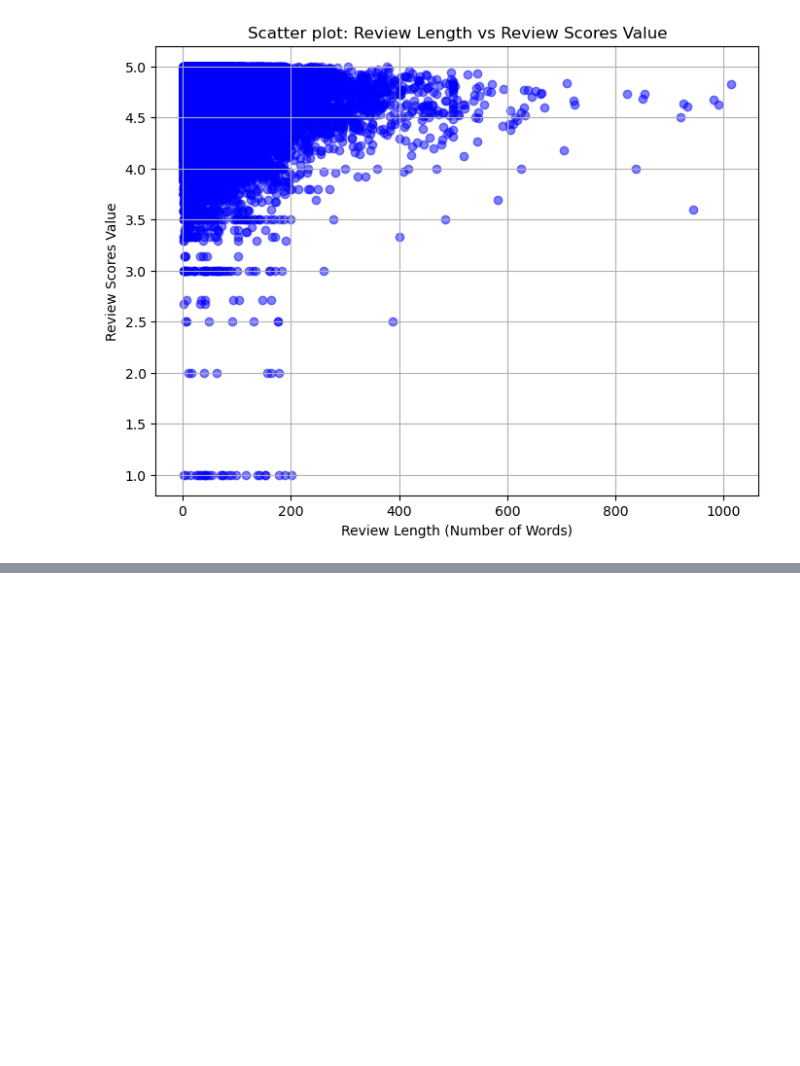
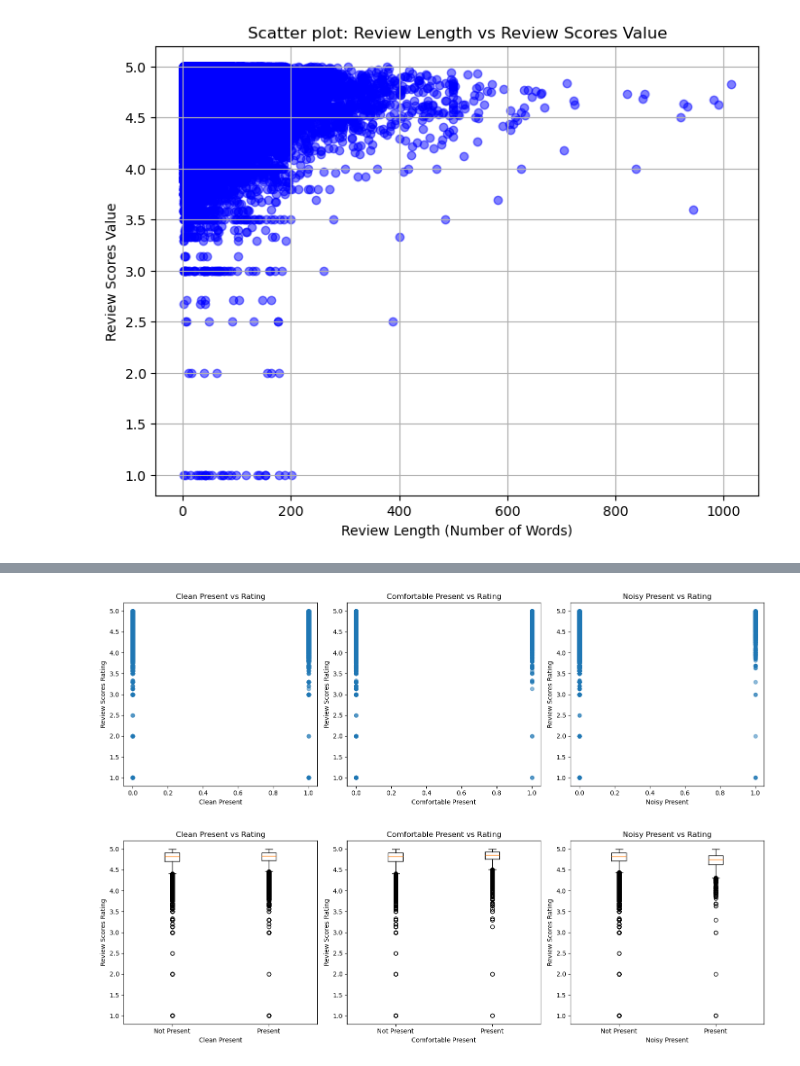
Before and after one commit to venkapk/machine-learning-assignment1, a Jupyter notebook: EDA.ipynb, the cells around one changed output, grey strips where cells are left out. Cells and saved outputs as stored; diff of their text form; code cells hidden in the pictures; blank space fills up the shorter version.

```diff
--- a/EDA.ipynb
+++ b/EDA.ipynb
@@ -385,0 +388,13 @@ plt.show()
+# %%
+# Load the dataset
+file_path = './data/reviews.csv'
+reviews_df = pd.read_csv(file_path)
+
+keywords = ["clean", "comfortable", "noisy"]
+
+# Convert all text to lowercase for case-insensitive matching and count occurrences of each keyword in each row
+for keyword in keywords:
+    reviews_df[keyword] = reviews_df['comments'].str.lower().str.count(keyword)
+
+# Display the resulting dataframe with keyword counts
+reviews_df.head()
@@ -385,0 +408,33 @@ plt.show()
+# %%
+# Scatter plot for each keyword presence vs review_scores_rating
+fig, axs = plt.subplots(1, 3, figsize=(15, 5))
+
+keywords_with_present = ['clean_present', 'comfortable_present', 'noisy_present']
+
+for i, keyword in enumerate(keywords_with_present):
+    axs[i].scatter(merged_df[keyword], merged_df['review_scores_rating'], alpha=0.5)
+    axs[i].set_xlabel(keyword.replace('_', ' ').title())
+    axs[i].set_ylabel('Review Scores Rating')
+    axs[i].set_title(f'{keyword.replace("_", " ").title()} vs Rating')
+
+# Display the scatter plots
+plt.tight_layout()
+plt.show()
+
+# Box plot for each keyword presence vs review_scores_rating
+fig, axs = plt.subplots(1, 3, figsize=(15, 5))
+
+for i, keyword in enumerate(keywords_with_present):
+    axs[i].boxplot([merged_df.loc[merged_df[keyword] == 0, 'review_scores_rating'],
+                    merged_df.loc[merged_df[keyword] == 1, 'review_scores_rating']],
+                   labels=['Not Present', 'Present'])
+    axs[i].set_xlabel(keyword.replace('_', ' ').title())
+    axs[i].set_ylabel('Review Scores Rating')
+    axs[i].set_title(f'{keyword.replace("_", " ").title()} vs Rating')
+
+# Display the box plots
+plt.tight_layout()
+plt.show()
+# %% [output]
+[figure, added]
+[figure, added]
```
Also changed, not shown: parts of 2 cells of this notebook.
